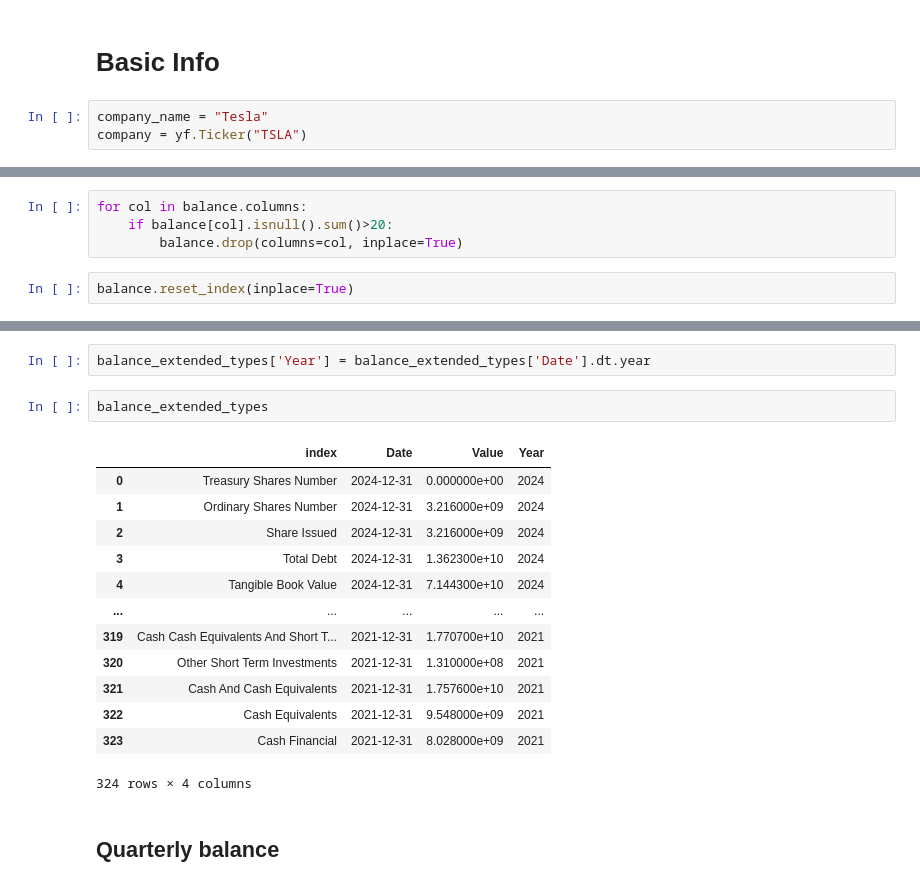
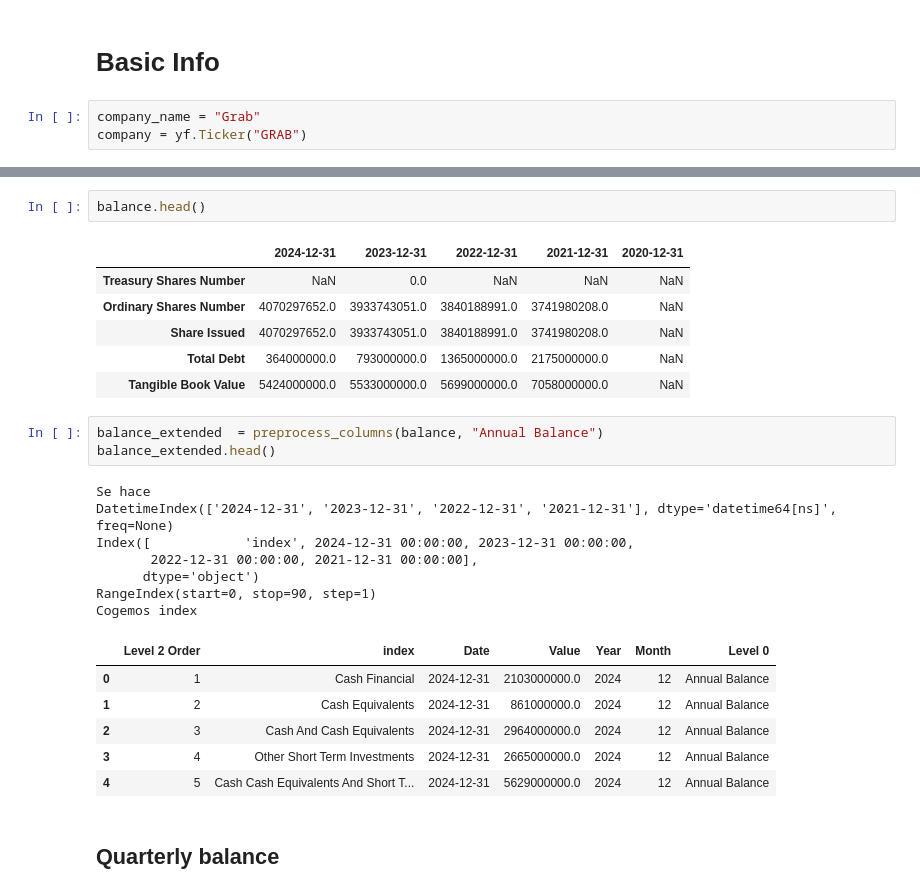
Before and after one commit to jamesrubio23/financial-statement-analysis, a Jupyter notebook: yfinance_data.ipynb, the cells around one changed output, grey strips where cells are left out. Saved outputs shown, nothing was run; the diff lists cells and outputs as text.

```diff
--- a/yfinance_data.ipynb
+++ b/yfinance_data.ipynb
@@ -6,5 +111,5 @@ import matplotlib.pyplot as plt
 # %% [markdown]
 # Basic Info
 # %%
-company_name = "Tesla"
-company = yf.Ticker("TSLA")
+company_name = "Grab"
+company = yf.Ticker("GRAB")
@@ -111,6 +179,0 @@ balance.describe()
-# %%
-for col in balance.columns:
-    if balance[col].isnull().sum()>20:
-        balance.drop(columns=col, inplace=True)
-# %%
-balance.reset_index(inplace=True)
@@ -220,20 +180,28 @@ memory usage: 7.7+ KB
-# %%
-balance_extended_types['Year'] = balance_extended_types['Date'].dt.year
+# %%
+balance.head()
+# %% [output]
+|  | 2024-12-31 | 2023-12-31 | 2022-12-31 | 2021-12-31 | 2020-12-31 |
+| Treasury Shares Number | NaN | 0.0 | NaN | NaN | NaN |
+| Ordinary Shares Number | 4070297652.0 | 3933743051.0 | 3840188991.0 | 3741980208.0 | NaN |
+| Share Issued | 4070297652.0 | 3933743051.0 | 3840188991.0 | 3741980208.0 | NaN |
+| Total Debt | 364000000.0 | 793000000.0 | 1365000000.0 | 2175000000.0 | NaN |
+| Tangible Book Value | 5424000000.0 | 5533000000.0 | 5699000000.0 | 7058000000.0 | NaN |
 # %%
-balance_extended_types
+balance_extended  = preprocess_columns(balance, "Annual Balance")
+balance_extended.head()
 # %% [output]
+Se hace
+DatetimeIndex(['2024-12-31', '2023-12-31', '2022-12-31', '2021-12-31'], dtype='datetime64[ns]', freq=None)
+Index([            'index', 2024-12-31 00:00:00, 2023-12-31 00:00:00,
+       2022-12-31 00:00:00, 2021-12-31 00:00:00],
+      dtype='object')
+RangeIndex(start=0, stop=90, step=1)
+Cogemos index
-|  | index | Date | Value | Year |
-| 0 | Treasury Shares Number | 2024-12-31 | 0.000000e+00 | 2024 |
-| 1 | Ordinary Shares Number | 2024-12-31 | 3.216000e+09 | 2024 |
-| 2 | Share Issued | 2024-12-31 | 3.216000e+09 | 2024 |
-| 3 | Total Debt | 2024-12-31 | 1.362300e+10 | 2024 |
-| 4 | Tangible Book Value | 2024-12-31 | 7.144300e+10 | 2024 |
-| ... | ... | ... | ... | ... |
-| 319 | Cash Cash Equivalents And Short T... | 2021-12-31 | 1.770700e+10 | 2021 |
-| 320 | Other Short Term Investments | 2021-12-31 | 1.310000e+08 | 2021 |
-| 321 | Cash And Cash Equivalents | 2021-12-31 | 1.757600e+10 | 2021 |
-| 322 | Cash Equivalents | 2021-12-31 | 9.548000e+09 | 2021 |
-| 323 | Cash Financial | 2021-12-31 | 8.028000e+09 | 2021 |
+|  | Level 2 Order | index | Date | Value | Year | Month | Level 0 |
+| 0 | 1 | Cash Financial | 2024-12-31 | 2103000000.0 | 2024 | 12 | Annual Balance |
+| 1 | 2 | Cash Equivalents | 2024-12-31 | 861000000.0 | 2024 | 12 | Annual Balance |
+| 2 | 3 | Cash And Cash Equivalents | 2024-12-31 | 2964000000.0 | 2024 | 12 | Annual Balance |
+| 3 | 4 | Other Short Term Investments | 2024-12-31 | 2665000000.0 | 2024 | 12 | Annual Balance |
+| 4 | 5 | Cash Cash Equivalents And Short T... | 2024-12-31 | 5629000000.0 | 2024 | 12 | Annual Balance |
-324 rows × 4 columns
 # %% [markdown]
 ## Quarterly balance
```
Also changed, not shown: parts of 104 cells of this notebook, 2 other files.
